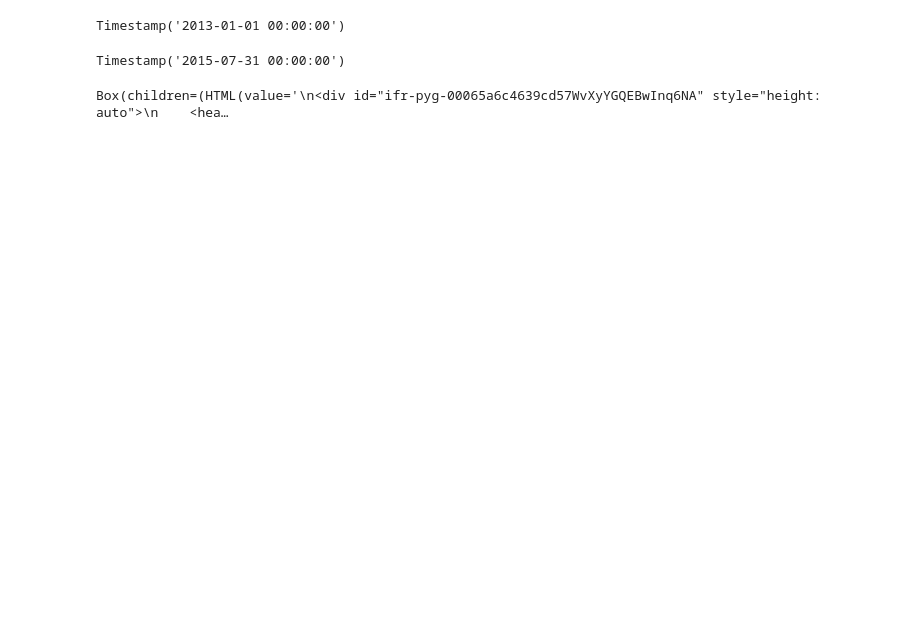
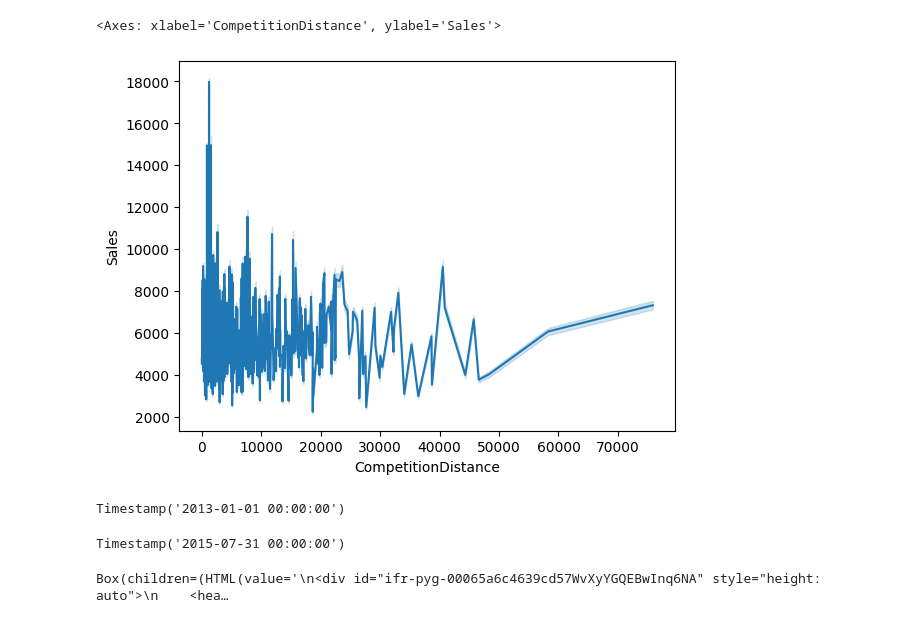
Before and after one commit to DhvanishChodavadiya/Rossmann-Demand-Forecasting, a Jupyter notebook: notebook/EDA.ipynb, the cells around one changed output. Saved outputs shown, nothing was run; the diff lists cells and outputs as text; code cells hidden in the pictures; blank space fills up the shorter version.

```diff
--- a/notebook/EDA.ipynb
+++ b/notebook/EDA.ipynb
@@ -9,0 +14,31 @@ df = pd.read_csv('../artifacts/raw.csv',parse_dates=['Date'])
+# %%
+df['CompetitionDistance'].fillna(0,inplace=True)
+
+df['Date'] = pd.to_datetime(df['Date'])
+
+df['Year'] = df['Date'].dt.year
+df['Month'] = df['Date'].dt.month
+df['Day'] = df['Date'].dt.day
+
+df['CompetitionOpen_missing'] = df['CompetitionOpenSinceYear'].isna().astype(int)
+df['CompetitionOpenSinceMonth'].fillna(1,inplace=True)
+df['CompetitionOpenSinceYear'].fillna(df['Year'].min(),inplace=True)
+df['CompetitionOpen'] = 12 * (df['Year'] - df['CompetitionOpenSinceYear']) + (df['Month'] -
+                                                                              df['CompetitionOpenSinceMonth'])
+df['CompetitionOpen'] = df['CompetitionOpen'].apply(lambda x: max(x, 0))
+
+df['WeekOfYear'] = df['Date'].dt.isocalendar().week
+df['Promo2OpenSinceMonths'] = 12 * (df['Year'] - df['Promo2SinceYear']) + (df['WeekOfYear'] -
+                                                                           df['Promo2SinceWeek']) / 4.0
+df['Promo2OpenSinceMonths'] = df['Promo2OpenSinceMonths'].apply(lambda x: max(x, 0) if pd.notnull(x) else 0)
+df.loc[df['Promo2'] == 0, 'Promo2OpenSinceMonths'] = 0
+month_map = {1:'Jan',2:'Feb',3:'Mar',4:'Apr',5:'May',6:'Jun',
+             7:'Jul',8:'Aug',9:'Sep',10:'Oct',11:'Nov',12:'Dec'}
+df['MonthStr'] = df['Month'].map(month_map)
+promo_months = df['PromoInterval'].fillna('').str.split(',')
+df['IsPromoMonth'] = [
+    1 if m in months else 0
+    for m, months in zip(df['MonthStr'], promo_months)
+]
+# %%
+df.drop(['Store','CompetitionOpenSinceMonth', 'CompetitionOpenSinceYear','Promo2SinceWeek','Promo2SinceYear','PromoInterval','MonthStr'], axis=1, inplace=True)
@@ -10,3 +54,8 @@ df = pd.read_csv('../artifacts/raw.csv',parse_dates=['Date'])
+# %%
+sns.lineplot(data=df,x='CompetitionDistance',y='Sales')
+# %% [output]
+<Axes: xlabel='CompetitionDistance', ylabel='Sales'>
+[figure, added]
 # %%
 df['Date'].min()
 # %% [output]
```
Also changed, not shown: parts of 3 cells of this notebook, 3 other files.
